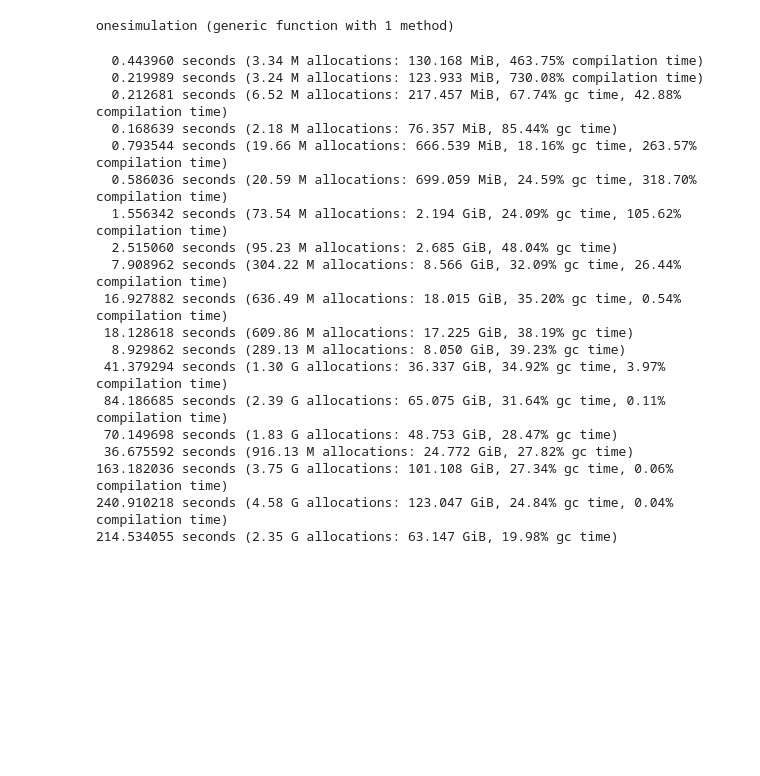
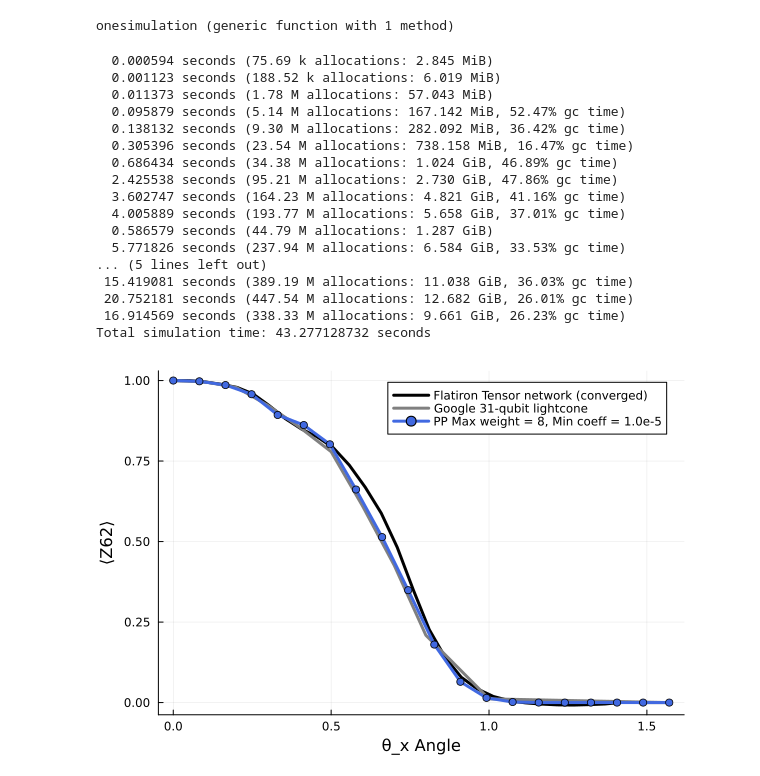
Before and after one commit to MSRudolph/PauliPropagation.jl, a Jupyter notebook: examples/utility_example.ipynb, the cells around one changed output. Saved outputs shown, nothing was run; the diff lists cells and outputs as text; code cells hidden in the pictures; blank space fills up the shorter version.

```diff
--- a/examples/utility_example.ipynb
+++ b/examples/utility_example.ipynb
@@ -5,5 +9,5 @@ using Plots
 # %%
-tn_extrapolated = [9.99999254e-01,  9.99593653e-01,  9.95720077e-01,  9.88301532e-01,
+tn_vals = [9.99999254e-01,  9.99593653e-01,  9.95720077e-01,  9.88301532e-01,
         9.78553511e-01,  9.58023054e-01,  9.21986059e-01,  8.81726079e-01,
         8.49816779e-01,  8.24900527e-01,  7.91257641e-01,  7.37435202e-01,
         6.68573798e-01,  5.88096040e-01,  4.81874079e-01,  3.50316579e-01,
@@ -11,5 +15,9 @@ tn_extrapolated = [9.99999254e-01,  9.99593653e-01,  9.95720077e-01,  9.88301532
         1.90595136e-02,  6.18879050e-03, -8.27168956e-04, -4.63372099e-03,
        -7.05202121e-03, -7.68387421e-03, -6.33121142e-03, -4.32594440e-03,
         6.52050191e-04,  1.72598340e-04,  5.64696020e-05, -7.70582375e-07]
+tn_angles = LinRange(0, π/2, length(tn_extrapolated));
 
-tn_angles = LinRange(0, π/2, length(tn_extrapolated));
+
+google_vals = [1, 0.9957248494988796,0.9785691808859784,0.9227771228638144,0.8549387301071374,
+    0.7790027681081058,0.6093954499261214,0.4257824480390532,0.2090085348069826,0.0116245678393245, -4.8872551798147e-09]
+google_angles = [0.000, 0.100, 0.200, 0.300, 0.400,0.500,0.600,0.700,0.800,1.000,1.571]
@@ -68,8 +89,8 @@ end
 onesimulation (generic function with 1 method)
 # %%
 # set the truncations
-min_abs_coeff = 3e-5
-max_weight = 10
+min_abs_coeff = 1e-5
+max_weight = 8
 
 # prepare everything and run
 x_angles = LinRange(0, π/2, 20)
@@ -81,25 +102,27 @@ end
 
 print("Total simulation time: ", t.time, " seconds")
 # %% [output]
-  0.443960 seconds (3.34 M allocations: 130.168 MiB, 463.75% compilation time)
-  0.219989 seconds (3.24 M allocations: 123.933 MiB, 730.08% compilation time)
-  0.212681 seconds (6.52 M allocations: 217.457 MiB, 67.74% gc time, 42.88% compilation time)
-  0.168639 seconds (2.18 M allocations: 76.357 MiB, 85.44% gc time)
-  0.793544 seconds (19.66 M allocations: 666.539 MiB, 18.16% gc time, 263.57% compilation time)
-  0.586036 seconds (20.59 M allocations: 699.059 MiB, 24.59% gc time, 318.70% compilation time)
-  1.556342 seconds (73.54 M allocations: 2.194 GiB, 24.09% gc time, 105.62% compilation time)
-  2.515060 seconds (95.23 M allocations: 2.685 GiB, 48.04% gc time)
-  7.908962 seconds (304.22 M allocations: 8.566 GiB, 32.09% gc time, 26.44% compilation time)
- 16.927882 seconds (636.49 M allocations: 18.015 GiB, 35.20% gc time, 0.54% compilation time)
- 18.128618 seconds (609.86 M allocations: 17.225 GiB, 38.19% gc time)
-  8.929862 seconds (289.13 M allocations: 8.050 GiB, 39.23% gc time)
- 41.379294 seconds (1.30 G allocations: 36.337 GiB, 34.92% gc time, 3.97% compilation time)
- 84.186685 seconds (2.39 G allocations: 65.075 GiB, 31.64% gc time, 0.11% compilation time)
- 70.149698 seconds (1.83 G allocations: 48.753 GiB, 28.47% gc time)
- 36.675592 seconds (916.13 M allocations: 24.772 GiB, 27.82% gc time)
-163.182036 seconds (3.75 G allocations: 101.108 GiB, 27.34% gc time, 0.06% compilation time)
-240.910218 seconds (4.58 G allocations: 123.047 GiB, 24.84% gc time, 0.04% compilation time)
-214.534055 seconds (2.35 G allocations: 63.147 GiB, 19.98% gc time)
+  0.000594 seconds (75.69 k allocations: 2.845 MiB)
+  0.001123 seconds (188.52 k allocations: 6.019 MiB)
+  0.011373 seconds (1.78 M allocations: 57.043 MiB)
+  0.095879 seconds (5.14 M allocations: 167.142 MiB, 52.47% gc time)
+  0.138132 seconds (9.30 M allocations: 282.092 MiB, 36.42% gc time)
+  0.305396 seconds (23.54 M allocations: 738.158 MiB, 16.47% gc time)
+  0.686434 seconds (34.38 M allocations: 1.024 GiB, 46.89% gc time)
+  2.425538 seconds (95.21 M allocations: 2.730 GiB, 47.86% gc time)
+  3.602747 seconds (164.23 M allocations: 4.821 GiB, 41.16% gc time)
+  4.005889 seconds (193.77 M allocations: 5.658 GiB, 37.01% gc time)
+  0.586579 seconds (44.79 M allocations: 1.287 GiB)
+  5.771826 seconds (237.94 M allocations: 6.584 GiB, 33.53% gc time)
+... (5 lines left out)
+ 15.419081 seconds (389.19 M allocations: 11.038 GiB, 36.03% gc time)
+ 20.752181 seconds (447.54 M allocations: 12.682 GiB, 26.01% gc time)
+ 16.914569 seconds (338.33 M allocations: 9.661 GiB, 26.23% gc time)
+Total simulation time: 43.277128732 seconds
 # %%
-plot(tn_angles, tn_vals, label="Tensor network converged", color="black", linewidth=3)
+pl = plot(xlabel="θ_x Angle", ylabel="⟨Z62⟩")
+plot!(tn_angles, tn_vals, label="Flatiron Tensor network (converged)", color="black", linewidth=3)
+plot!(google_angles, google_vals, label="Google 31-qubit lightcone", color="grey", linewidth=3)
 plot!(x_angles, expectations, marker=:circle, label="PP Max weight = $max_weight, Min coeff = $min_abs_coeff", linewidth=3, color="royalblue")
+# %% [output]
+[figure, added]
```
Also changed, not shown: parts of 3 cells of this notebook, 2 other files.
